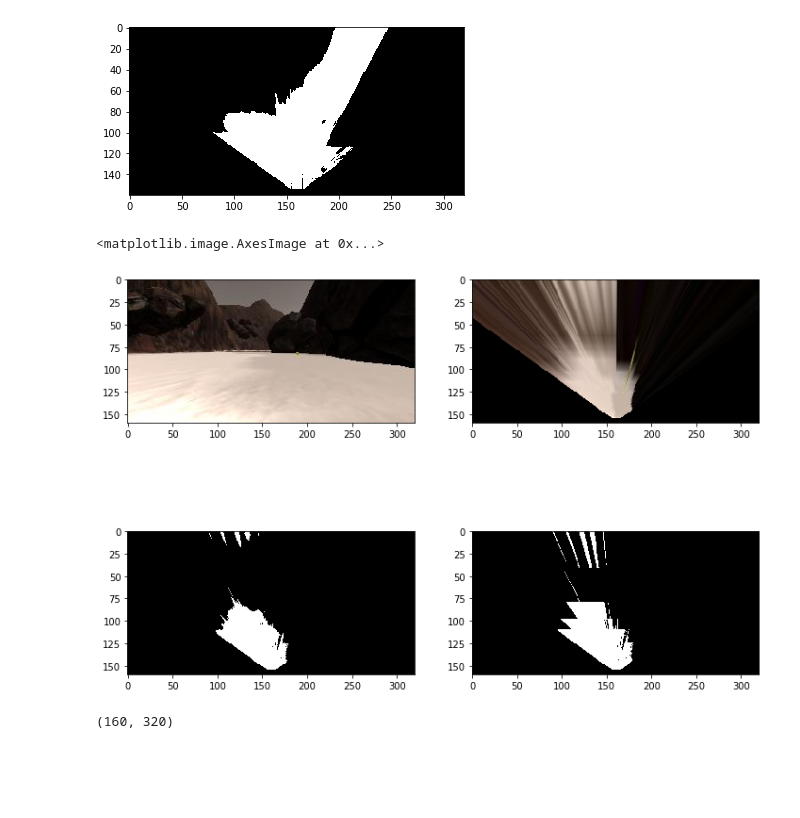
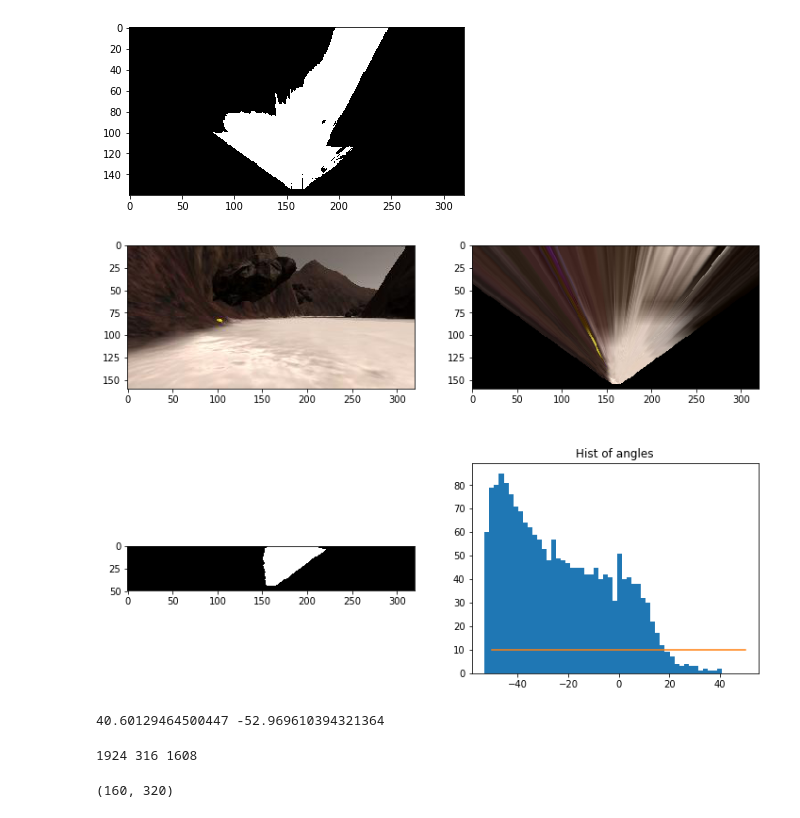
Before and after one commit to liaochiheng/RoboND-Rover-Project, a Jupyter notebook: code/Rover_Project_Test_Notebook.ipynb, the cells around one changed output. Drawn from its saved outputs; the diff is of its cells as text; code cells hidden in the pictures; blank space fills up the shorter version.

Commit message:
Keep a wall left. But need handle first place and will stuck somewhere.

```diff
--- a/code/Rover_Project_Test_Notebook.ipynb
+++ b/code/Rover_Project_Test_Notebook.ipynb
@@ -137,28 +137,68 @@ plt.imshow(threshed, cmap='gray')
 # %% [output]
 <matplotlib.image.AxesImage at 0x...>
 [figure]
+# %%
+# Define a function to convert from image coords to rover coords
+def rover_coords(binary_img):
+    # Identify nonzero pixels
+    ypos, xpos = binary_img.nonzero()
+    # Calculate pixel positions with reference to the rover position being at the
+    # center bottom of the image.
+    x_pixel = -(ypos - binary_img.shape[0]).astype(np.float)
+    y_pixel = -(xpos - binary_img.shape[1]/2 ).astype(np.float)
+    return x_pixel, y_pixel
+
+
+# Define a function to convert to radial coords in rover space
+def to_polar_coords(x_pixel, y_pixel):
+    # Convert (x_pixel, y_pixel) to (distance, angle)
+    # in polar coordinates in rover space
+    # Calculate distance to each pixel
+    dist = np.sqrt(x_pixel**2 + y_pixel**2)
+    # Calculate angle away from vertical for each pixel
+    angles = np.arctan2(y_pixel, x_pixel)
+    return dist, angles
 # %%
-img_path = '../../record/IMG/robocam_2018_03_13_14_25_53_440.jpg'
+img_path = '../../record/IMG/robocam_2018_03_14_18_03_49_014.jpg'
 
 img0 = mpimg.imread(img_path)
 warped0 = perspect_transform(img0, source, destination)
-thresh0 = color_thresh(warped0)
+thresh0 = color_thresh(warped0)[110:, :]
 
 fig = plt.figure(figsize=(12,9))
 plt.subplot(221)
 plt.imshow(img0)
 plt.subplot(222)
 plt.imshow(warped0)
 plt.subplot(223)
 plt.imshow(thresh0, cmap='gray')
 
-thresh1 = color_thresh(img0)
-warped1 = perspect_transform(thresh1, source, destination)
+x, y = rover_coords(thresh0)
+dists, angles = to_polar_coords(x, y)
+angles = angles * 180 / np.pi
 plt.subplot(224)
-plt.imshow(warped1, cmap='gray')
+plt.hist(angles, bins=50)
+plt.title('Hist of angles')
+plt.plot((-50, 50), (10, 10))
+plt.show()
+
+print(np.max(angles), np.min(angles))
 # %% [output]
+[figure, new version]
-<matplotlib.image.AxesImage at 0x...>
+40.60129464500447 -52.969610394321364
-[figure, old version]
+# %%
+nav_img = color_thresh(warped0)[110:, :]
+x, y = rover_coords(nav_img)
+dists, angles = to_polar_coords(x, y)
+
+left_nav = (angles > 0)
+right_nav = (angles <= 0)
+
+print(len(angles), np.count_nonzero(left_nav), np.count_nonzero(right_nav))
+
+# hist, bins = np.histogram(angles, bins=50)
+# %% [output]
+1924 316 1608
 # %%
 # Threshold for rock: R > thresh_R & G > thresh_G & B < thresh_B
 def rock_thresh(img, rgb_thresh=(140, 110, 100)):
```
Also changed, not shown: parts of 1 cell of this notebook, 4 other files.
